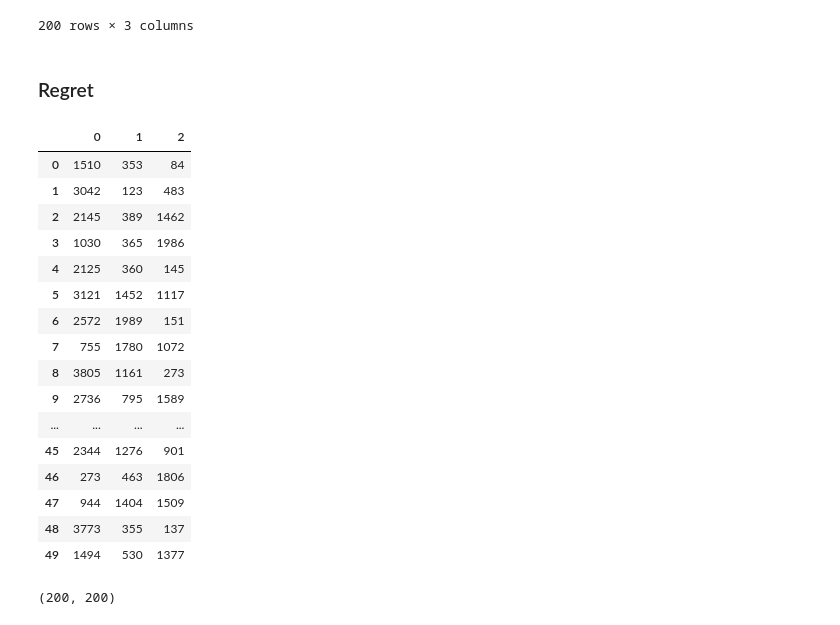
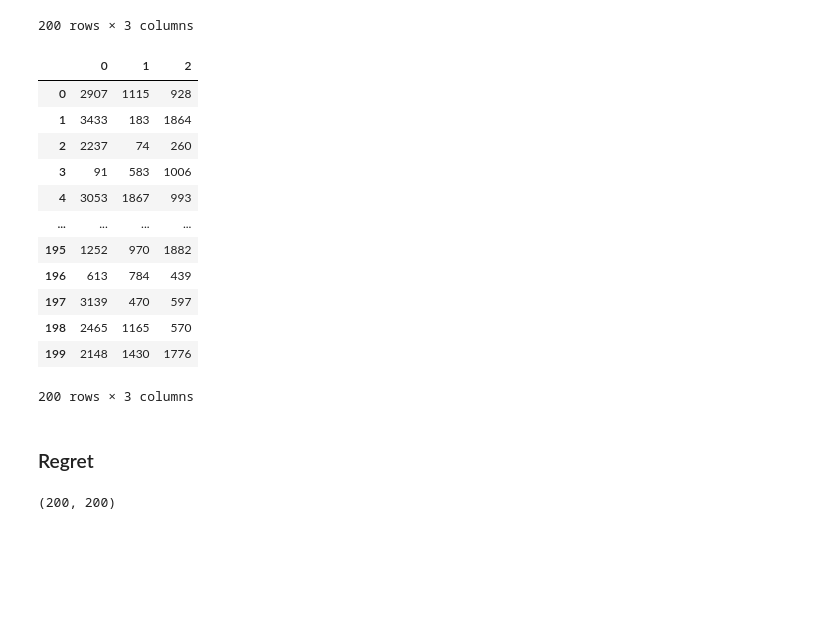
Before and after one commit to Imrauviel/Evolutionary-computation, a Jupyter notebook: Lab2/Lab2-3.ipynb, the cells around one changed output. Saved outputs shown, nothing was run; the diff lists cells and outputs as text; code cells hidden in the pictures; blank space fills up the shorter version.

```diff
--- a/Lab2/Lab2-3.ipynb
+++ b/Lab2/Lab2-3.ipynb
@@ -30,6 +32,22 @@ tsp_a
 | 198 | 3983 | 299 | 1309 |
 | 199 | 2605 | 3 | 364 |
 200 rows × 3 columns
+# %%
+tsp_b
+# %% [output]
+|  | 0 | 1 | 2 |
+| 0 | 2907 | 1115 | 928 |
+| 1 | 3433 | 183 | 1864 |
+| 2 | 2237 | 74 | 260 |
+| 3 | 91 | 583 | 1006 |
+| 4 | 3053 | 1867 | 993 |
+| ... | ... | ... | ... |
+| 195 | 1252 | 970 | 1882 |
+| 196 | 613 | 784 | 439 |
+| 197 | 3139 | 470 | 597 |
+| 198 | 2465 | 1165 | 570 |
+| 199 | 2148 | 1430 | 1776 |
+200 rows × 3 columns
 # %%
 def generate_dm(df, show=True):
     temp = df[[0, 1]].to_numpy()
@@ -52,24 +68,3 @@ def generate_dm(df, show=True):
     return dm
 # %% [markdown]
 ### Regret
-# %%
-test_data = tsp_a[:50]
-test_data
-# %% [output]
-|  | 0 | 1 | 2 |
-| 0 | 1510 | 353 | 84 |
-| 1 | 3042 | 123 | 483 |
-| 2 | 2145 | 389 | 1462 |
-| 3 | 1030 | 365 | 1986 |
-| 4 | 2125 | 360 | 145 |
-| 5 | 3121 | 1452 | 1117 |
-| 6 | 2572 | 1989 | 151 |
-| 7 | 755 | 1780 | 1072 |
-| 8 | 3805 | 1161 | 273 |
-| 9 | 2736 | 795 | 1589 |
-| ... | ... | ... | ... |
-| 45 | 2344 | 1276 | 901 |
-| 46 | 273 | 463 | 1806 |
-| 47 | 944 | 1404 | 1509 |
-| 48 | 3773 | 355 | 137 |
-| 49 | 1494 | 530 | 1377 |
```
Also changed, not shown: parts of 29 cells of this notebook, 1 other file.
